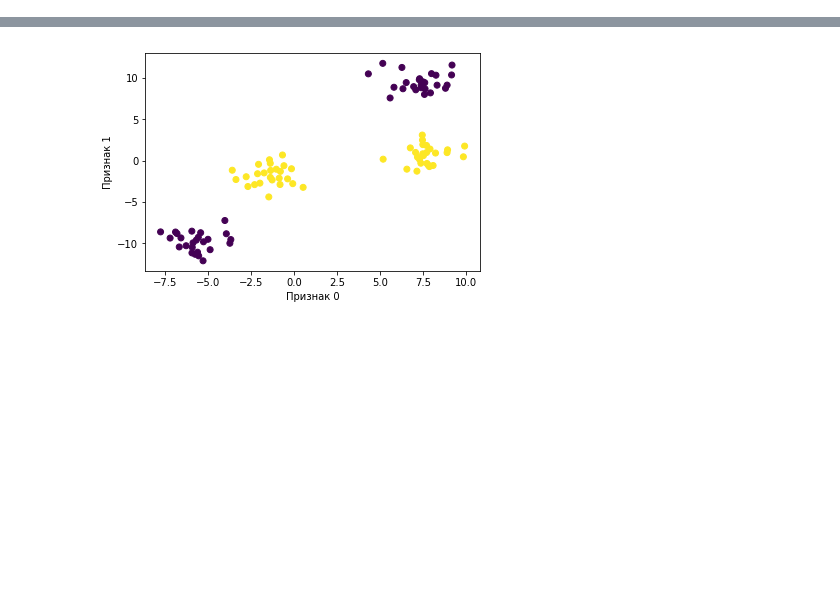
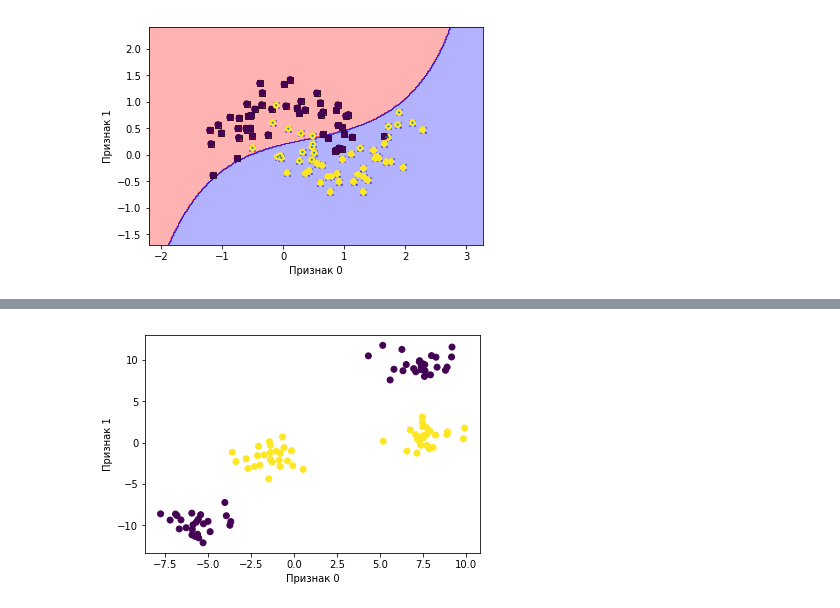
Before and after one commit to laasan/ML_in_Python, a Jupyter notebook: SVM.ipynb, the cells around one changed output, grey strips where cells are left out. Saved outputs shown, nothing was run; the diff lists cells and outputs as text; code cells hidden in the pictures; blank space fills up the shorter version.

```diff
--- a/SVM.ipynb
+++ b/SVM.ipynb
@@ -0,0 +48,19 @@
+# %%
+from sklearn.svm import SVC
+from sklearn.datasets import make_moons
+X, y = make_moons(n_samples=100, noise=0.25, random_state=3)
+svm = SVC(kernel='rbf', C=10, gamma=0.1).fit(X, y)
+plot_decision_regions(X, y, classifier=svm
+                      #, test_idx=X
+                     )
+plt.scatter(X[:, 0], X[:, 1], c=y)
+# размещаем на графике опорные векторы
+sv = svm.support_vectors_
+# метки классов опорных векторов определяются знаком дуальных коэффициентов
+sv_labels = svm.dual_coef_.ravel() > 0
+plt.scatter(sv[:, 0], sv[:, 1], sv_labels)
+plt.xlabel("Признак 0")
+plt.ylabel("Признак 1")
+plt.show()
+# %% [output]
+[figure, added]
```
Also changed, not shown: parts of 3 cells of this notebook.
